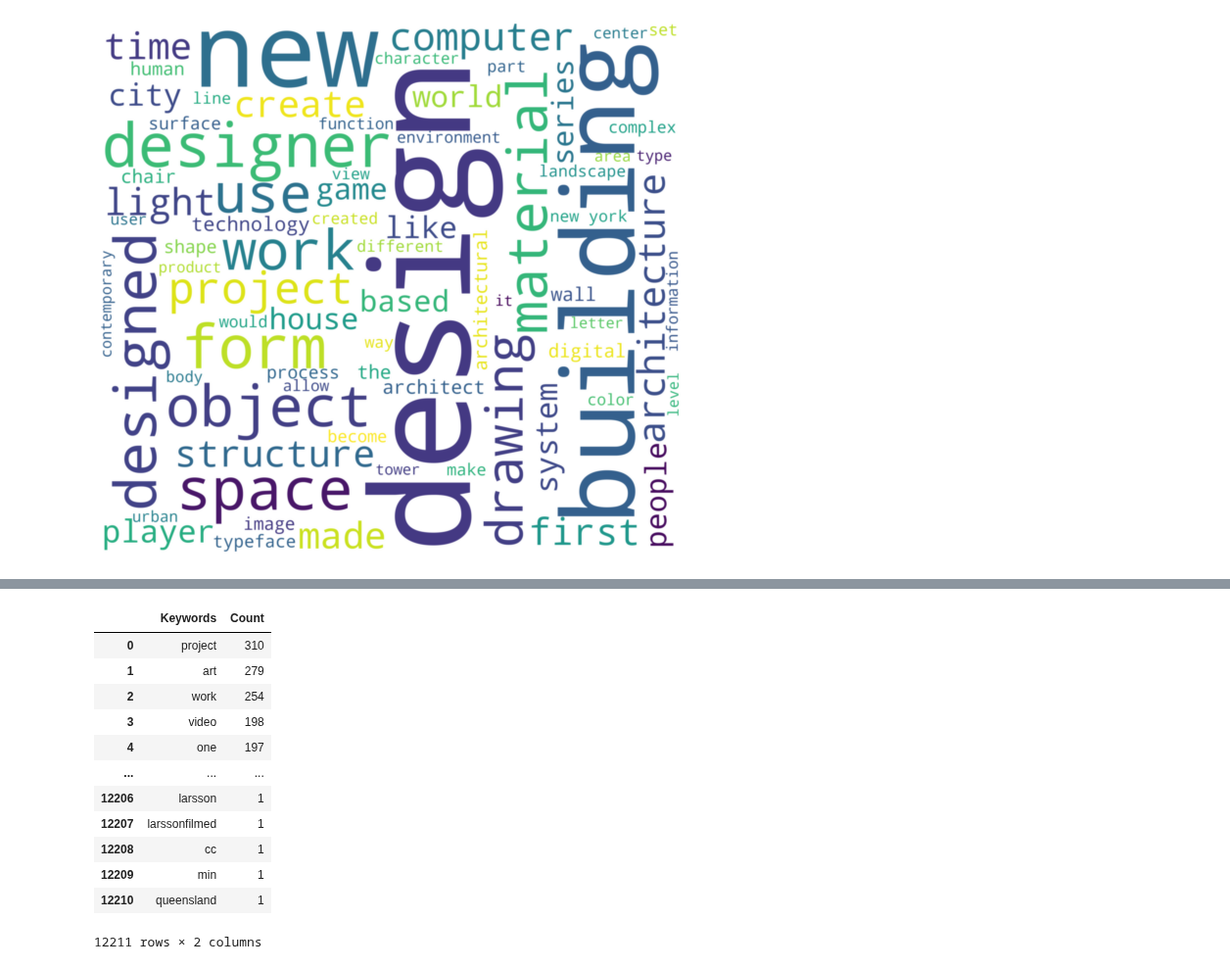
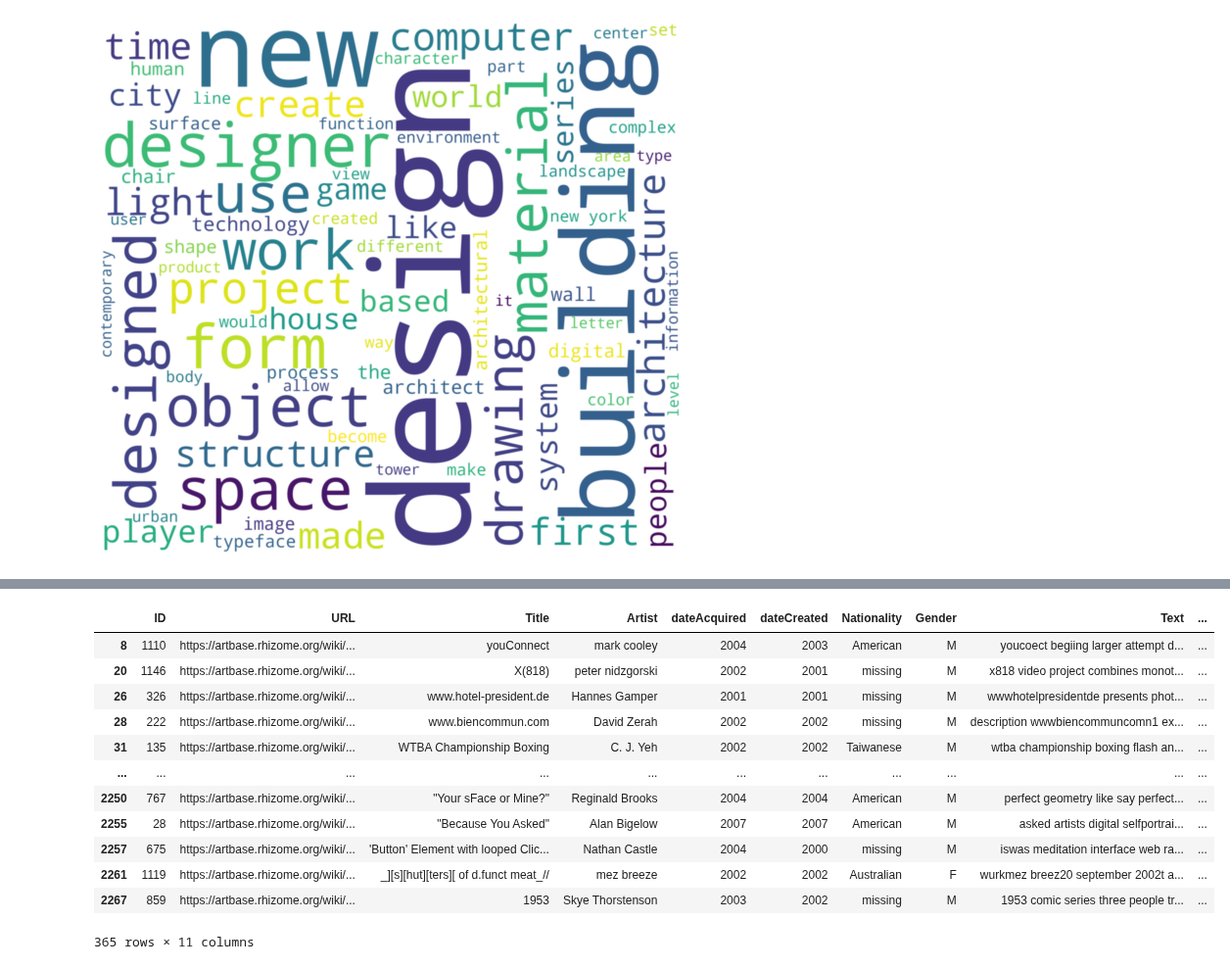
Before and after one commit to laurentfintoni/Net-Art-Rev, a Jupyter notebook: Lo_Viz.ipynb, the cells around one changed output, grey strips where cells are left out. Shown at 98% size. Drawn from its saved outputs; the diff is of its cells as text; code cells hidden in the pictures.

```diff
--- a/Lo_Viz.ipynb
+++ b/Lo_Viz.ipynb
@@ -252,17 +238 @@ sns.barplot(y='Keywords', x='Count', data=rhizome_kw_e_2[:25])
-# %%
-rhizome_kw_e_2
-# %% [output]
-|  | Keywords | Count |
-| 0 | project | 310 |
-| 1 | art | 279 |
-| 2 | work | 254 |
-| 3 | video | 198 |
-| 4 | one | 197 |
-| ... | ... | ... |
-| 12206 | larsson | 1 |
-| 12207 | larssonfilmed | 1 |
-| 12208 | cc | 1 |
-| 12209 | min | 1 |
-| 12210 | queensland | 1 |
-12211 rows × 2 columns
 # %%
@@ -272,0 +242,20 @@ rhizome_txt_stop_kw.loc[rhizome_txt_stop_kw['Keywords'].str.contains('html')]
+# %%
+rhizome_mediums = rhizome_txt_stop_kw.copy()
+# %%
+rhizome_mediums['Medium'] = pd.Series(dtype='string')
+# %%
+rhizome_mediums.loc[rhizome_mediums['Text'].str.contains('flash')]
+# %% [output]
+|  | ID | URL | Title | Artist | dateAcquired | dateCreated | Nationality | Gender | Text | ... |
+| 8 | 1110 | https://artbase.rhizome.org/wiki/... | youConnect | mark cooley | 2004 | 2003 | American | M | youcoect begiing larger attempt d... | ... |
+| 20 | 1146 | https://artbase.rhizome.org/wiki/... | X(818) | peter nidzgorski | 2002 | 2001 | missing | M | x818 video project combines monot... | ... |
+| 26 | 326 | https://artbase.rhizome.org/wiki/... | www.hotel-president.de | Hannes Gamper | 2001 | 2001 | missing | M | wwwhotelpresidentde presents phot... | ... |
+| 28 | 222 | https://artbase.rhizome.org/wiki/... | www.biencommun.com | David Zerah | 2002 | 2002 | missing | M | description wwwbiencommuncomn1 ex... | ... |
+| 31 | 135 | https://artbase.rhizome.org/wiki/... | WTBA Championship Boxing | C. J. Yeh | 2002 | 2002 | Taiwanese | M | wtba championship boxing flash an... | ... |
+| ... | ... | ... | ... | ... | ... | ... | ... | ... | ... | ... |
+| 2250 | 767 | https://artbase.rhizome.org/wiki/... | "Your sFace or Mine?" | Reginald Brooks | 2004 | 2004 | American | M | perfect geometry like say perfect... | ... |
+| 2255 | 28 | https://artbase.rhizome.org/wiki/... | "Because You Asked" | Alan Bigelow | 2007 | 2007 | American | M | asked artists digital selfportrai... | ... |
+| 2257 | 675 | https://artbase.rhizome.org/wiki/... | 'Button' Element with looped Clic... | Nathan Castle | 2004 | 2000 | missing | M | iswas meditation interface web ra... | ... |
+| 2261 | 1119 | https://artbase.rhizome.org/wiki/... | _][s][hut][ters][ of d.funct meat_// | mez breeze | 2002 | 2002 | Australian | F | wurkmez breez20 september 2002t a... | ... |
+| 2267 | 859 | https://artbase.rhizome.org/wiki/... | 1953 | Skye Thorstenson | 2003 | 2002 | missing | M | 1953 comic series three people tr... | ... |
+365 rows × 11 columns
```
Also changed, not shown: parts of 5 cells of this notebook.
